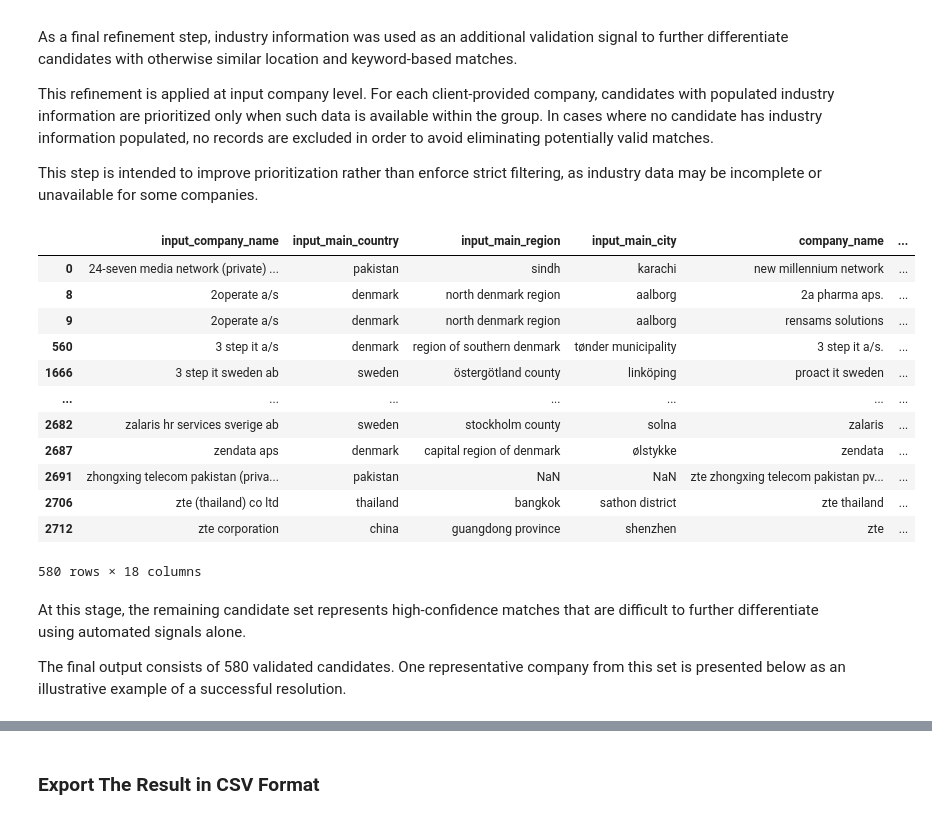
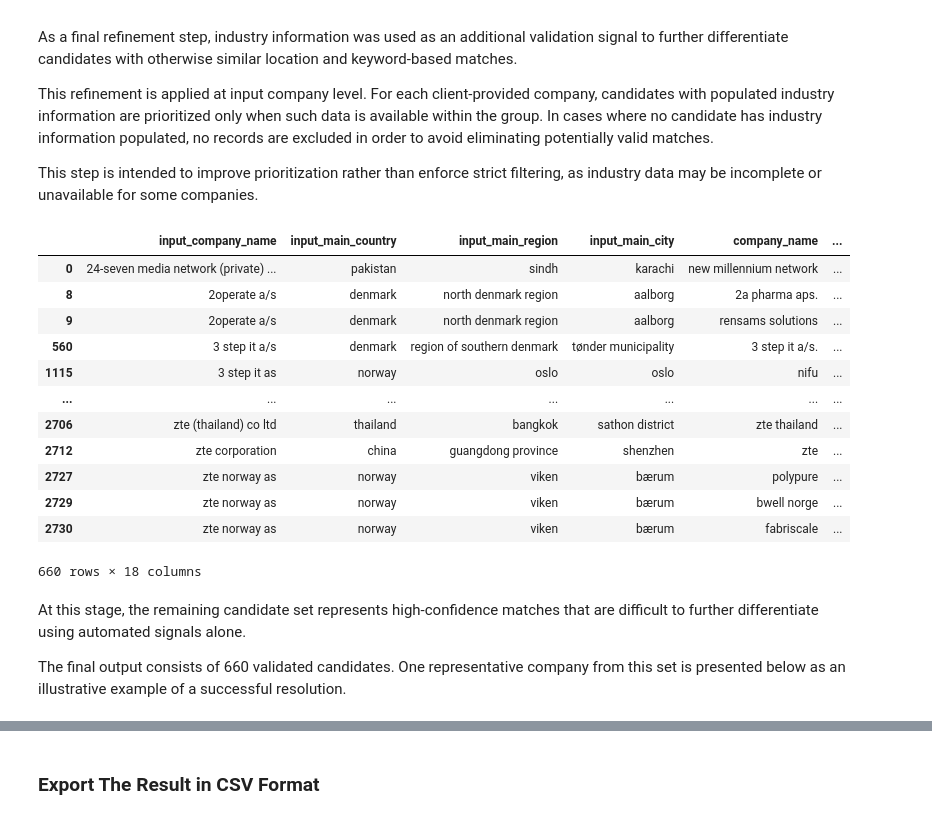
Before and after one commit to rebecaborsan/entity-resolution-POC, a Jupyter notebook: poc_entity_resolution.ipynb, the cells around one changed output, grey strips where cells are left out. Cells and saved outputs as stored; diff of their text form; code cells hidden in the pictures.

Commit message:
Update resolved output after refining keyword filtering logic

```diff
--- a/poc_entity_resolution.ipynb
+++ b/poc_entity_resolution.ipynb
@@ -486,11 +496,21 @@ One observation is that there are many keywords that appear in both compared col
 
 As a next step, a check to determine how many keywords appear only once and how many appear at least twice can be performed to see if a stricter keyword evaluation is a good practice cand an increase confidence in the match by prioritizing stonger and more consistent keyword signals.
 # %%
-# remove rows with no keyword
-df_step2 = df_step2[df_step2["name_keyword_match"] == True]
-print(df_step2.shape)
+def filter_by_keyword_existence(group):
+    has_keyword = group["name_keyword_match"].any()
 
-input_name_keywords = input_name_keywords.loc[df_step2.index]
+    if has_keyword:
+        return group[group["name_keyword_match"] == True]
+
+    else:
+        return group
+
+df_step3 = (
+    df_step2.groupby("input_company_name", group_keys=False)
+    .apply(filter_by_keyword_existence)
+)
+
+input_name_keywords = input_name_keywords.loc[df_step3.index]
 
 # identify keywords count
 def count_keywords(row):
@@ -513,6 +533,6 @@ def count_keywords(row):
 
     return count
 
-df_step2["name_count_keyword"] = df_step2.apply(count_keywords, axis=1).copy()
-df_step2["name_count_keyword"].value_counts().sort_index()
+df_step3["name_count_keyword"] = df_step3.apply(count_keywords, axis=1).copy()
+df_step3["name_count_keyword"].value_counts().sort_index()
 # %% [output]
@@ -554,11 +569,11 @@ def filter_by_max_keyword(group):
     max_keywords = group["name_count_keyword"].max()
     return group[group["name_count_keyword"] == max_keywords]
 
-df_step3 = (
-    df_step2.groupby("input_company_name", group_keys=False)
+df_step4 = (
+    df_step3.groupby("input_company_name", group_keys=False)
     .apply(filter_by_max_keyword)
 )
 
 # see how the rows are reduced after filtering
-df_step3.shape
+df_step4.shape
 # %% [output]
@@ -579,8 +594,8 @@ def description_keyword_match(row):
 
     return any(kw in description for kw in keywords)
 
-df_step3["description_keyword_match"] = df_step3.apply(description_keyword_match, axis=1)
+df_step4["description_keyword_match"] = df_step4.apply(description_keyword_match, axis=1)
 
-df_step3["description_keyword_match"].value_counts()
+df_step4["description_keyword_match"].value_counts()
 # %% [output]
 description_keyword_match
@@ -598,10 +613,10 @@ def filter_by_description(group):
     else:
         return group
 
-df_step4 = (
-    df_step3
+df_step5 = (
+    df_step4
     .groupby("input_company_name", group_keys=False)
     .apply(filter_by_description)
 )
-df_step4.shape
+df_step5.shape
 # %% [output]
@@ -617,38 +632,38 @@ This step is intended to improve prioritization rather than enforce strict filte
 # %%
 # create fuction for filtering by industry
 def filter_by_industry_presence(group):
     # check if there is at least one candidate with industry populated
     has_industry = group["main_industry"].notna().any()
 
     if has_industry:
         return group[group["main_industry"].notna()]
     else:
         return group
 
 df_final = (
-    df_step4
+    df_step5
     .groupby("input_company_name", group_keys=False)
     .apply(filter_by_industry_presence)
 )
 df_final
 # %% [output]
 |  | input_company_name | input_main_country | input_main_region | input_main_city | company_name | ... |
 | 0 | 24-seven media network (private) ... | pakistan | sindh | karachi | new millennium network | ... |
 | 8 | 2operate a/s | denmark | north denmark region | aalborg | 2a pharma aps. | ... |
 | 9 | 2operate a/s | denmark | north denmark region | aalborg | rensams solutions | ... |
 | 560 | 3 step it a/s | denmark | region of southern denmark | tønder municipality | 3 step it a/s. | ... |
-| 1666 | 3 step it sweden ab | sweden | östergötland county | linköping | proact it sweden | ... |
+| 1115 | 3 step it as | norway | oslo | oslo | nifu | ... |
 | ... | ... | ... | ... | ... | ... | ... |
-| 2682 | zalaris hr services sverige ab | sweden | stockholm county | solna | zalaris | ... |
-| 2687 | zendata aps | denmark | capital region of denmark | ølstykke | zendata | ... |
-| 2691 | zhongxing telecom pakistan (priva... | pakistan | NaN | NaN | zte zhongxing telecom pakistan pv... | ... |
 | 2706 | zte (thailand) co ltd | thailand | bangkok | sathon district | zte thailand | ... |
 | 2712 | zte corporation | china | guangdong province | shenzhen | zte | ... |
+| 2727 | zte norway as | norway | viken | bærum | polypure | ... |
+| 2729 | zte norway as | norway | viken | bærum | bwell norge | ... |
+| 2730 | zte norway as | norway | viken | bærum | fabriscale | ... |
-580 rows × 18 columns
+660 rows × 18 columns
 # %% [markdown]
 At this stage, the remaining candidate set represents high-confidence matches that are difficult to further differentiate using automated signals alone.
 
-The final output consists of 580 validated candidates. One representative company from this set is presented below as an illustrative example of a successful resolution.
+The final output consists of 660 validated candidates. One representative company from this set is presented below as an illustrative example of a successful resolution.
 # %%
 print(f"Unique candidates with high-confidence match: {df_final['input_company_name'].nunique()}")
 # %% [output]
```
Also changed, not shown: parts of 13 cells of this notebook, 1 other file.
